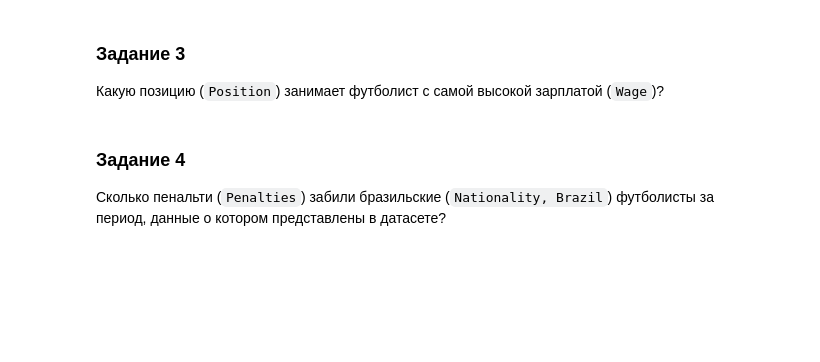
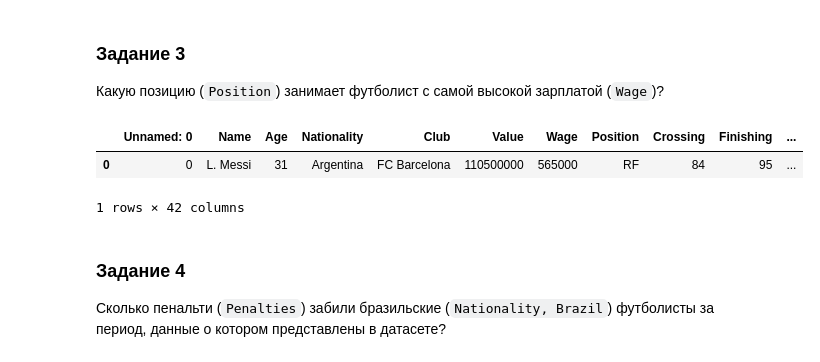
Before and after one commit to ximik666/practice_ecomomic, a Jupyter notebook: 2.Основы Pandas/Задания футболисты.ipynb, the cells around one changed output. Saved outputs shown, nothing was run; the diff lists cells and outputs as text; code cells hidden in the pictures; blank space fills up the shorter version.

```diff
--- a/2.Основы Pandas/Задания футболисты.ipynb
+++ b/2.Основы Pandas/Задания футболисты.ipynb
@@ -164,6 +183,12 @@ football[(football.Age < football.Age.mean())&
 ### Задание 3
 
 Какую позицию (`Position`) занимает футболист с самой высокой зарплатой (`Wage`)?
+# %%
+football[football.Wage == football.Wage.max()]
+# %% [output]
+|  | Unnamed: 0 | Name | Age | Nationality | Club | Value | Wage | Position | Crossing | Finishing | ... |
+| 0 | 0 | L. Messi | 31 | Argentina | FC Barcelona | 110500000 | 565000 | RF | 84 | 95 | ... |
+1 rows × 42 columns
 # %% [markdown]
 ### Задание 4
 
```
Also changed, not shown: parts of 4 cells of this notebook, 10 other files.
